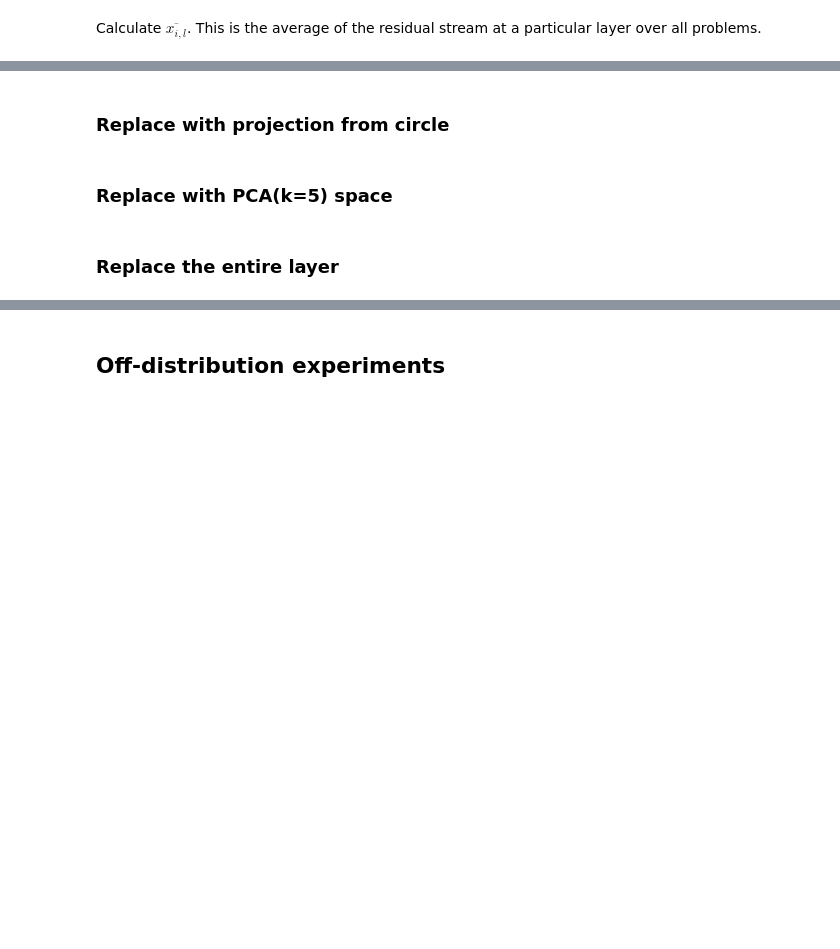
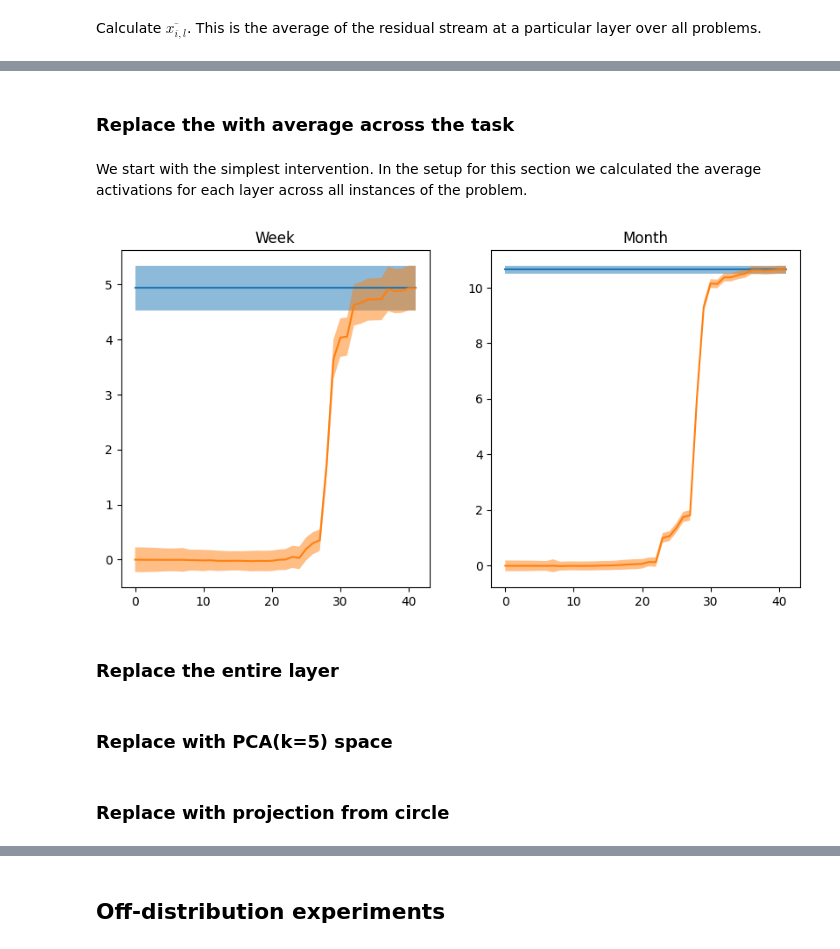
Before and after one commit to derfred/tutorials, a Jupyter notebook: multi_dimensional_features/multi_dimension_features.ipynb, the cells around one changed output, grey strips where cells are left out. Saved outputs shown, nothing was run; the diff lists cells and outputs as text; code cells hidden in the pictures; blank space fills up the shorter version.

Commit message:
implement the layer average ablation - Section 5

```diff
--- a/multi_dimensional_features/multi_dimension_features.ipynb
+++ b/multi_dimensional_features/multi_dimension_features.ipynb
@@ -602,6 +600,61 @@ average_residuals_month = average_residuals_across_tasks(month_prompt)
+# %% [markdown]
+### Replace the with average across the task
+# %% [markdown]
+We start with the simplest intervention. In the setup for this section we calculated the average activations for each layer across all instances of the problem.
+# %%
+class AverageReplaceHook:
+  def __init__(self, layer, token_index, output):
+    self.layer       = layer
+    self.token_index = token_index
+    self.output      = output
+
+  def __call__(self, array, label=None):
+    if label == f"blocks.{self.layer}.hook_resid_post":
+      array[:, self.token_index] = self.output
+    return array
+
+def average_replace_for_layer(promptfn, layer, average_residuals, confidence=0.96):
+  hook    = AverageReplaceHook(layer, promptfn.a_index, average_residuals)
+  outputs = promptfn.model_outputs(hook=hook)[:, promptfn.domain_tokens]
+  outputs = np.repeat(outputs, promptfn.count-1, axis=0)
+
+  original_c_values, _, _, intervention_c_values = build_intervention_params(promptfn)
+  original_logits     = outputs[np.arange(outputs.shape[0]), original_c_values]
+  intervention_logits = outputs[np.arange(outputs.shape[0]), intervention_c_values]
+  deltas              = original_logits - intervention_logits
+
+  mean, std_err = np.mean(deltas), scipy.stats.sem(deltas)
+  band          = std_err * scipy.stats.t.ppf((1 + confidence) / 2.0, len(deltas) - 1)
+  return mean-band, mean, mean+band
+
+def plot_for_average_replace(week_average_replace, month_average_replace):
+  all_layers = np.arange(model.num_hidden_layers)
+  num_layers = len(all_layers)
+
+  fig, axs = plt.subplots(1, 2, figsize=(10, 5))
+  axs[0].set_title('Week')
+  axs[0].plot(np.repeat(week_mean, num_layers))
+  axs[0].fill_between(all_layers, np.repeat(week_lower_band, num_layers), np.repeat(week_upper_band, num_layers), alpha=0.5)
+  axs[0].plot(week_average_replace[:, 1])
+  axs[0].fill_between(all_layers, week_average_replace[:, 0], week_average_replace[:, 2], alpha=0.5)
+
+  axs[1].set_title('Month')
+  axs[1].plot(np.repeat(month_mean, num_layers))
+  axs[1].fill_between(all_layers, np.repeat(month_lower_band, num_layers), np.repeat(month_upper_band, num_layers), alpha=0.5)
+  axs[1].plot(month_average_replace[:, 1])
+  axs[1].fill_between(all_layers, month_average_replace[:, 0], month_average_replace[:, 2], alpha=0.5)
+
+  plt.show()
+
+week_average_replace  = np.array([average_replace_for_layer(week_prompt,  i, average_residuals_week[i]) for i in range(model.num_hidden_layers)])
+month_average_replace = np.array([average_replace_for_layer(month_prompt, i, average_residuals_month[i]) for i in range(model.num_hidden_layers)])
+
+plot_for_average_replace(week_average_replace, month_average_replace)
+# %% [output]
+[figure, added]
+# %% [markdown]
+### Replace the entire layer
+# %% [markdown]
+### Replace with PCA(k=5) space
 # %% [markdown]
 ### Replace with projection from circle
-# %% [markdown]
-### Replace with PCA(k=5) space
-# %% [markdown]
-### Replace the entire layer
```
Also changed, not shown: parts of 2 cells of this notebook.
